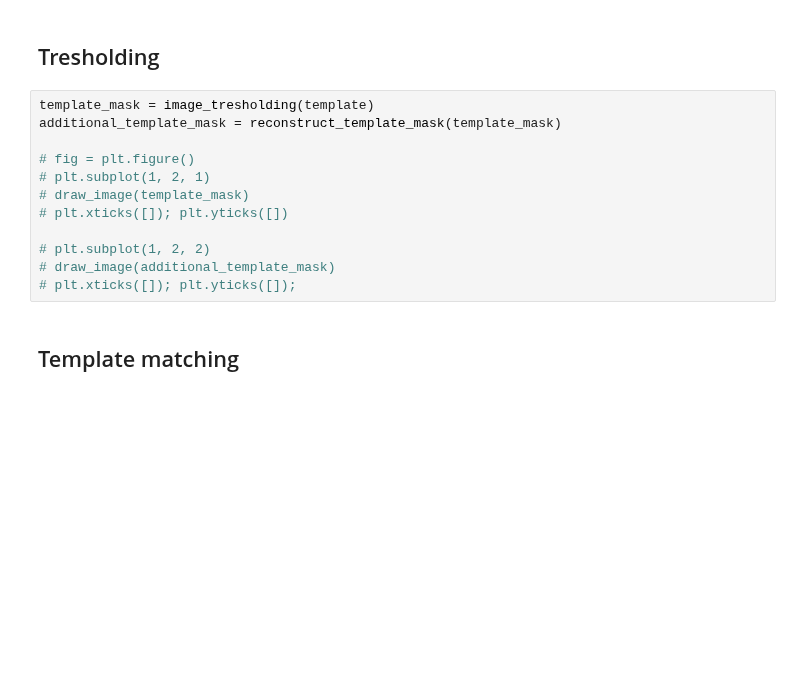
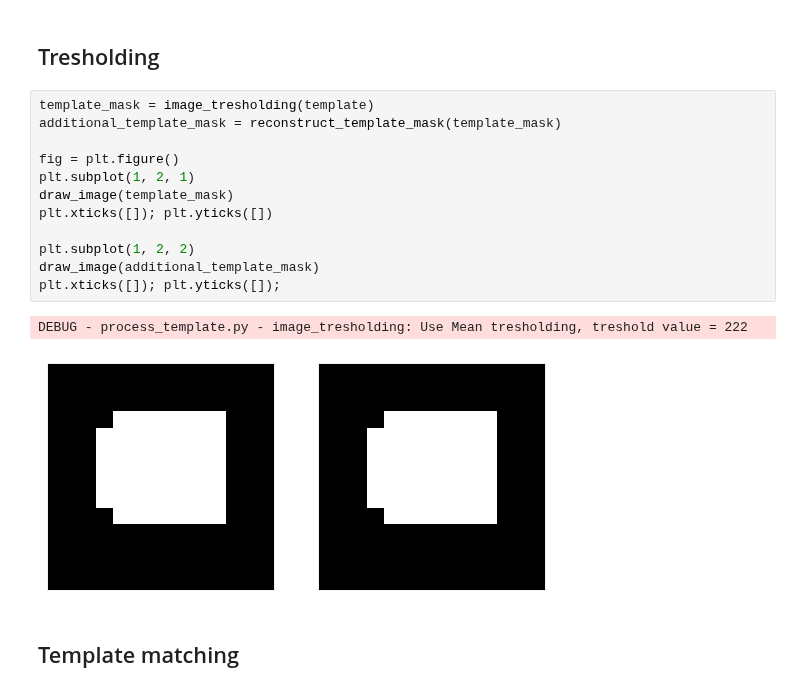
Before and after one commit to adusachev/scanplot, a Jupyter notebook: examples/main.ipynb, the cells around one changed output. Saved outputs shown, nothing was run; the diff lists cells and outputs as text; blank space fills up the shorter version.

```diff
--- a/examples/main.ipynb
+++ b/examples/main.ipynb
@@ -68,15 +73,18 @@ plt.yticks([]);
 # %%
 template_mask = image_tresholding(template)
 additional_template_mask = reconstruct_template_mask(template_mask)
 
-# fig = plt.figure()
-# plt.subplot(1, 2, 1)
-# draw_image(template_mask)
-# plt.xticks([]); plt.yticks([])
+fig = plt.figure()
+plt.subplot(1, 2, 1)
+draw_image(template_mask)
+plt.xticks([]); plt.yticks([])
 
-# plt.subplot(1, 2, 2)
-# draw_image(additional_template_mask)
-# plt.xticks([]); plt.yticks([]);
+plt.subplot(1, 2, 2)
+draw_image(additional_template_mask)
+plt.xticks([]); plt.yticks([]);
+# %% [output]
+DEBUG - process_template.py - image_tresholding: Use Mean tresholding, treshold value = 222
+[figure, added]
 # %% [markdown]
 ## Template matching
 # %% [markdown]
```
Also changed, not shown: parts of 6 cells of this notebook, 11 other files.
